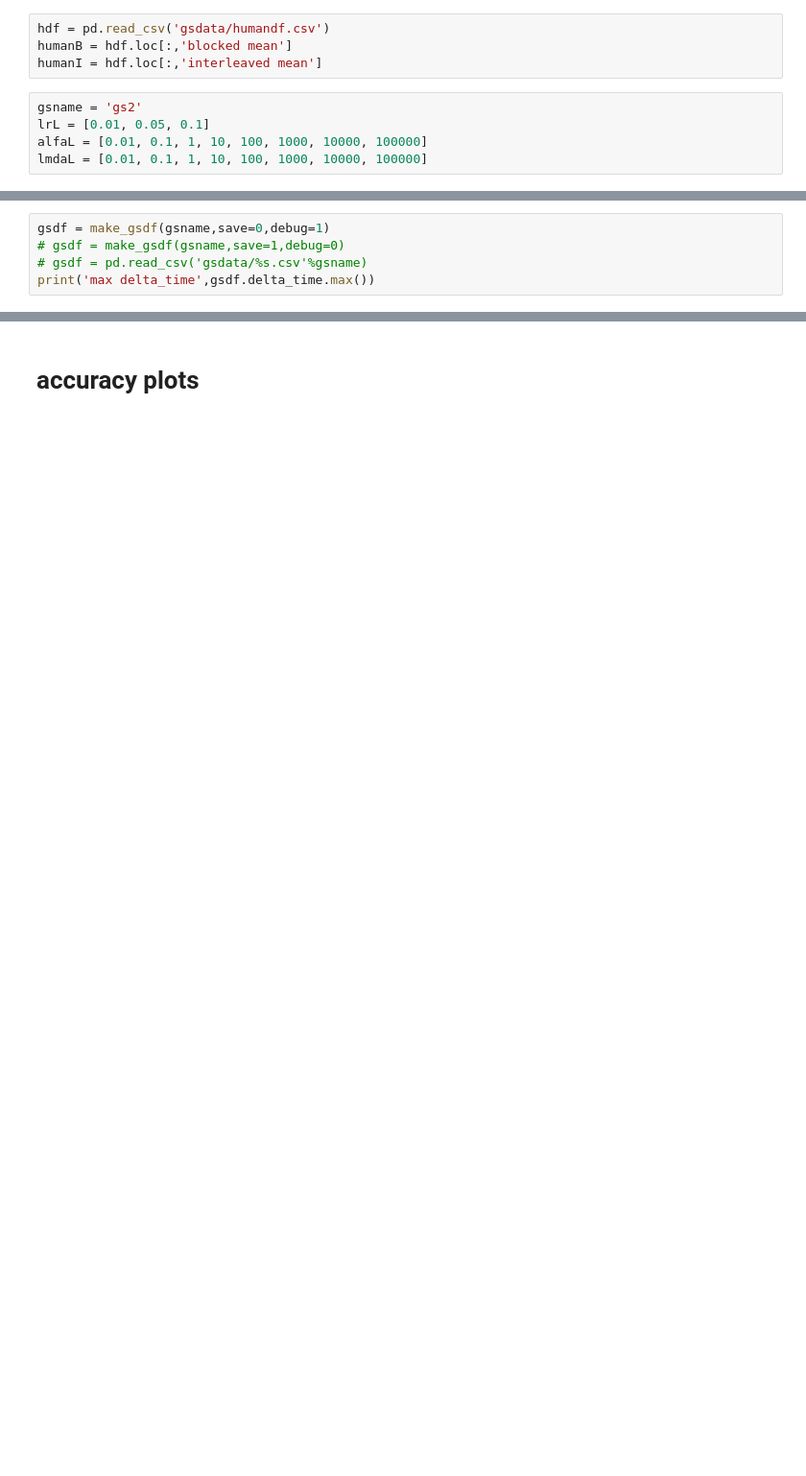
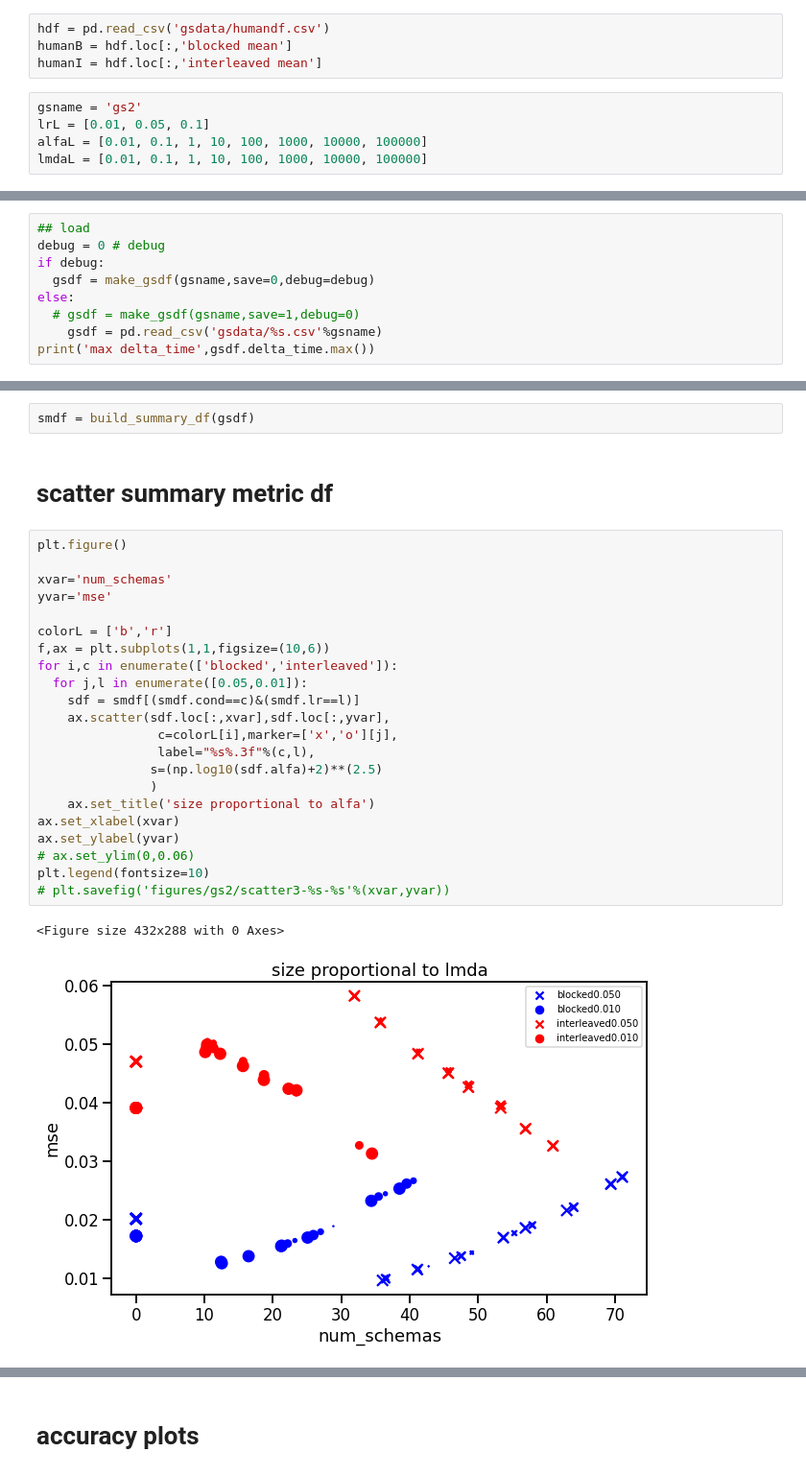
Before and after one commit to andrebeu/SEMCSW, a Jupyter notebook: NB-gs2_analysis.ipynb, the cells around one changed output, grey strips where cells are left out. Shown at 96% size. Cells and saved outputs as stored; diff of their text form; blank space fills up the shorter version.

Commit message:
gs analyses; multiple plots generated

```diff
--- a/NB-gs2_analysis.ipynb
+++ b/NB-gs2_analysis.ipynb
@@ -43,8 +47,12 @@ def make_gsdf(gsname,save=False,debug=False):
     print('saved %s.csv'%gsname)
   return gsdf
 # %%
-gsdf = make_gsdf(gsname,save=0,debug=1)
-# gsdf = make_gsdf(gsname,save=1,debug=0)
-# gsdf = pd.read_csv('gsdata/%s.csv'%gsname)
+## load
+debug = 0 # debug
+if debug:
+  gsdf = make_gsdf(gsname,save=0,debug=debug)
+else:
+  # gsdf = make_gsdf(gsname,save=1,debug=0)
+    gsdf = pd.read_csv('gsdata/%s.csv'%gsname)
 print('max delta_time',gsdf.delta_time.max())
 # %% [output]
@@ -90,0 +128,29 @@ def build_dataD(gsdf,metric='accuracy',verb=True):
+# %%
+smdf = build_summary_df(gsdf)
+# %% [markdown]
+# scatter summary metric df
+# %%
+plt.figure()
+
+xvar='num_schemas'
+yvar='mse'
+
+colorL = ['b','r']
+f,ax = plt.subplots(1,1,figsize=(10,6))
+for i,c in enumerate(['blocked','interleaved']):
+  for j,l in enumerate([0.05,0.01]):
+    sdf = smdf[(smdf.cond==c)&(smdf.lr==l)]
+    ax.scatter(sdf.loc[:,xvar],sdf.loc[:,yvar],
+                c=colorL[i],marker=['x','o'][j],
+                label="%s%.3f"%(c,l),
+               s=(np.log10(sdf.alfa)+2)**(2.5)
+               )
+    ax.set_title('size proportional to alfa')
+ax.set_xlabel(xvar)
+ax.set_ylabel(yvar)
+# ax.set_ylim(0,0.06)
+plt.legend(fontsize=10)
+# plt.savefig('figures/gs2/scatter3-%s-%s'%(xvar,yvar))
+# %% [output]
+<Figure size 432x288 with 0 Axes>
+[figure, added]
```
Also changed, not shown: parts of 22 cells of this notebook, 8 other files.
